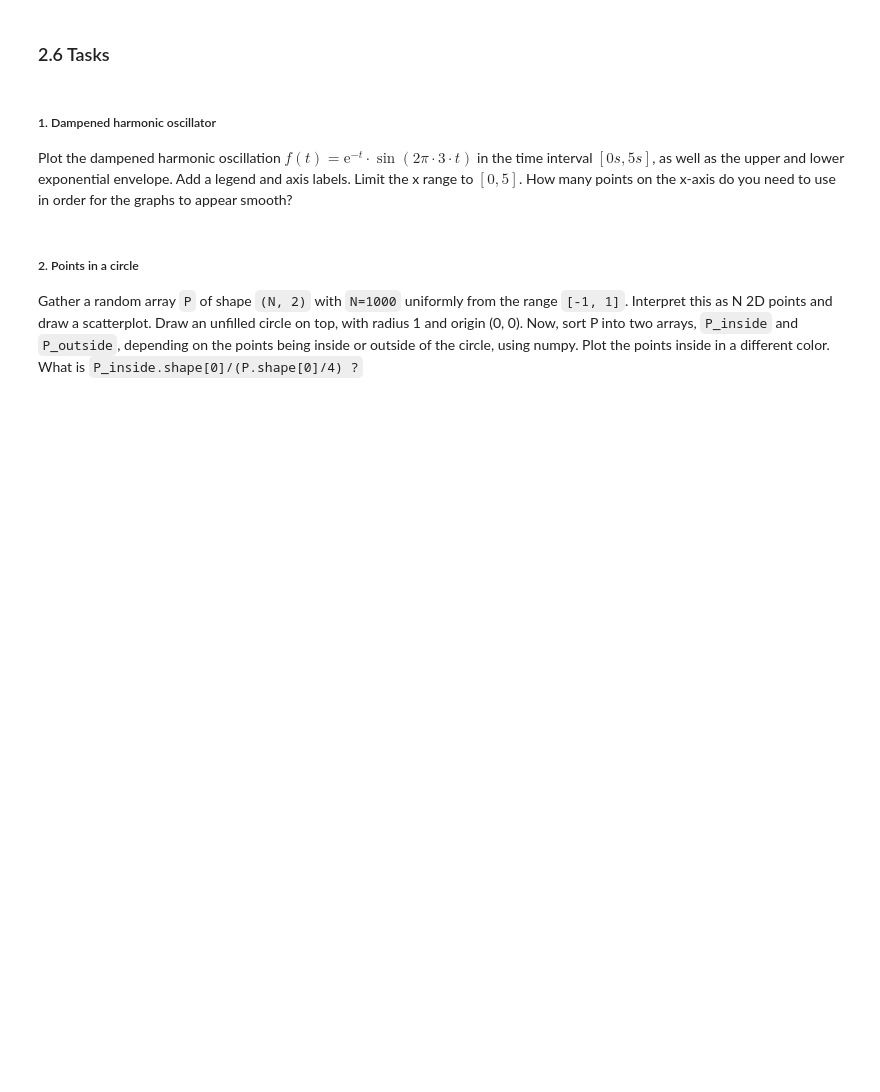
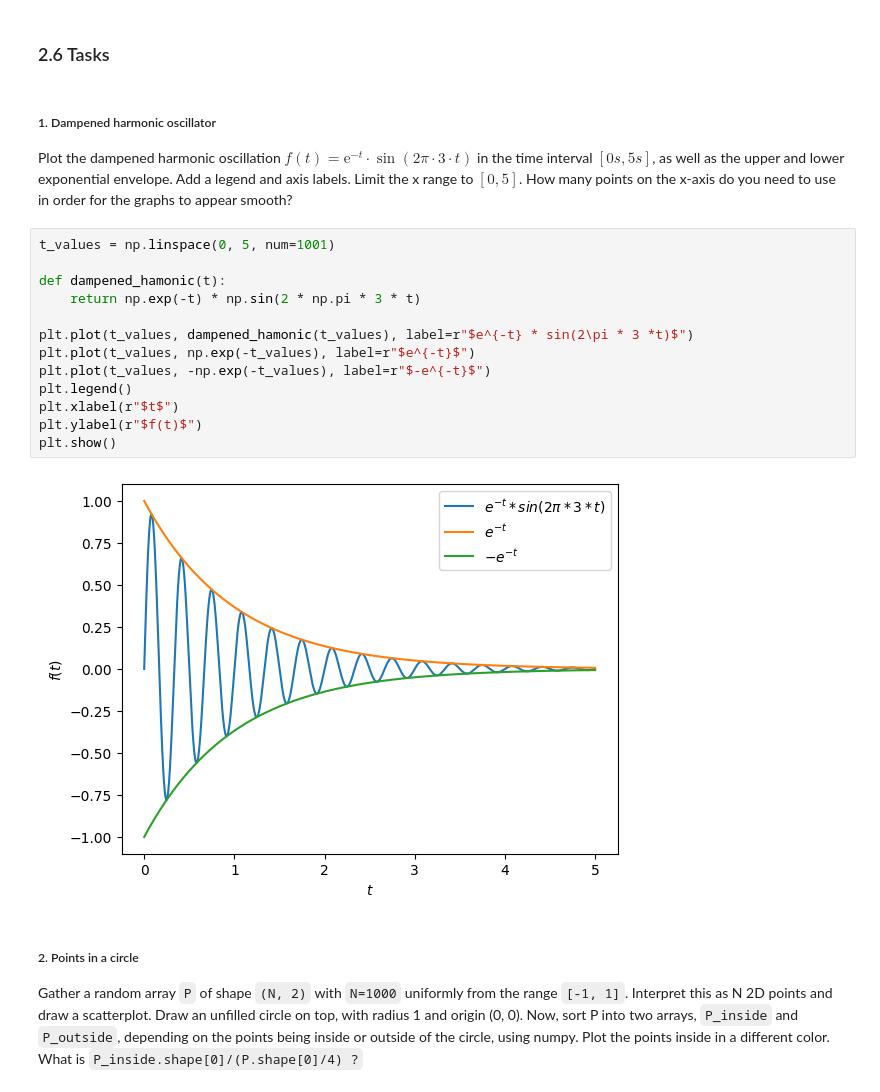
Before and after one commit to TimJoest/Datascience_2, a Jupyter notebook: MNM/Vorlesung/Pandas/2_pandasSeries_matplotlib.ipynb, the cells around one changed output. Cells and saved outputs as stored; diff of their text form; blank space fills up the shorter version.

```diff
--- a/MNM/Vorlesung/Pandas/2_pandasSeries_matplotlib.ipynb
+++ b/MNM/Vorlesung/Pandas/2_pandasSeries_matplotlib.ipynb
@@ -1220,6 +1298,21 @@ ax3.plot(x_values, np.log10(fpower2(x_values, a, l, g)))
 # %% [markdown]
 ##### 1. Dampened harmonic oscillator
 Plot the dampened harmonic oscillation $f(t) = \mathrm{e}^{-t}\cdot\sin(2\pi\cdot 3 \cdot t)$ in the time interval $[0s, 5s]$, as well as the upper and lower exponential envelope. Add a legend and axis labels. Limit the x range to $[0, 5]$. How many points on the x-axis do you need to use in order for the graphs to appear smooth?
+# %%
+t_values = np.linspace(0, 5, num=1001)
+
+def dampened_hamonic(t):
+    return np.exp(-t) * np.sin(2 * np.pi * 3 * t)
+
+plt.plot(t_values, dampened_hamonic(t_values), label=r"$e^{-t} * sin(2\pi * 3 *t)$")
+plt.plot(t_values, np.exp(-t_values), label=r"$e^{-t}$")
+plt.plot(t_values, -np.exp(-t_values), label=r"$-e^{-t}$")
+plt.legend()
+plt.xlabel(r"$t$")
+plt.ylabel(r"$f(t)$")
+plt.show()
+# %% [output]
+[figure, added]
 # %% [markdown]
 ##### 2. Points in a circle
 
```
Also changed, not shown: parts of 33 cells of this notebook.
